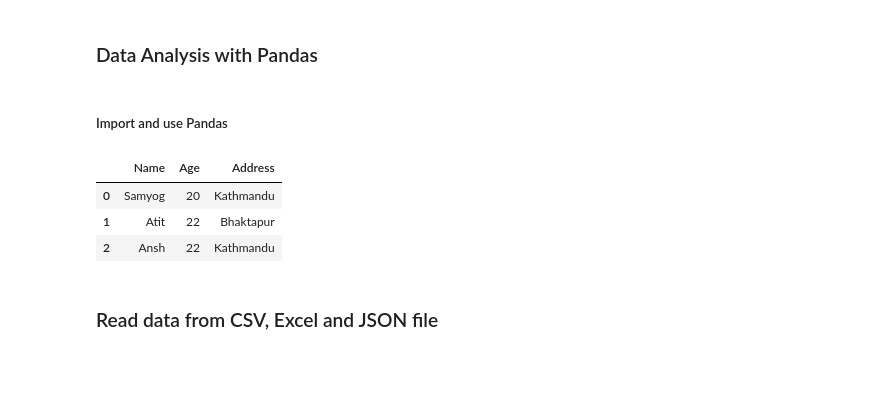
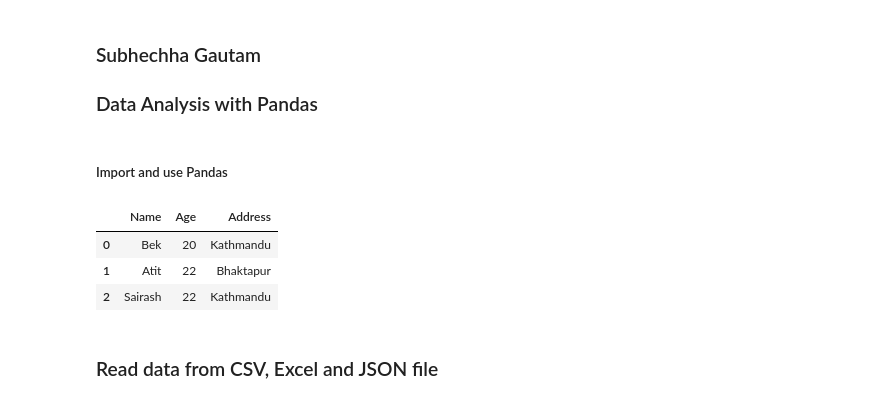
Before and after one commit to subhechhagautam/python-programming, a Jupyter notebook: week_3-Data Analysis with Pandas.ipynb, the cells around one changed output. Drawn from its saved outputs; the diff is of its cells as text; code cells hidden in the pictures; blank space fills up the shorter version.

```diff
--- a/week_3-Data Analysis with Pandas.ipynb
+++ b/week_3-Data Analysis with Pandas.ipynb
@@ -1,4 +1,5 @@
 # %% [markdown]
+### Subhechha Gautam
 
 ### Data Analysis with Pandas
 # %% [markdown]
@@ -6,23 +7,23 @@
 # %%
 import pandas as pd
 
 #create new series
 numbers_series = pd.Series([1,2,3,4])
 #print(number_series)
 
 #create new Data Frame
 user_data = pd.DataFrame({
-    "Name": ["Samyog", "Atit", "Ansh"],
+    "Name": ["Bek", "Atit", "Sairash"],
     "Age": [20, 22, 22],
     "Address": ["Kathmandu", "Bhaktapur", "Kathmandu"]
 })
 user_data = pd.DataFrame(user_data)
 user_data
 # %% [output]
 |  | Name | Age | Address |
-| 0 | Samyog | 20 | Kathmandu |
+| 0 | Bek | 20 | Kathmandu |
 | 1 | Atit | 22 | Bhaktapur |
-| 2 | Ansh | 22 | Kathmandu |
+| 2 | Sairash | 22 | Kathmandu |
 # %% [markdown]
 ### Read data from CSV, Excel and JSON file
 # %%
```
Also changed, not shown: 4 other files.
